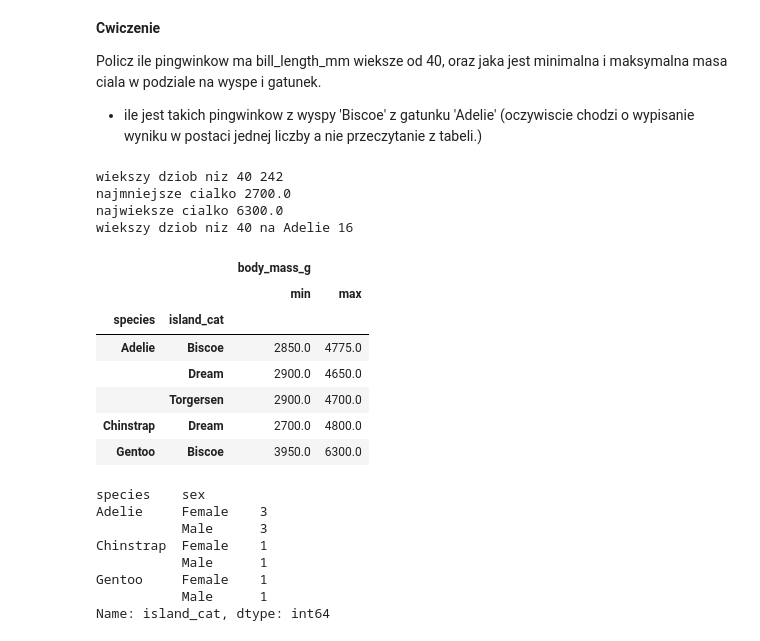
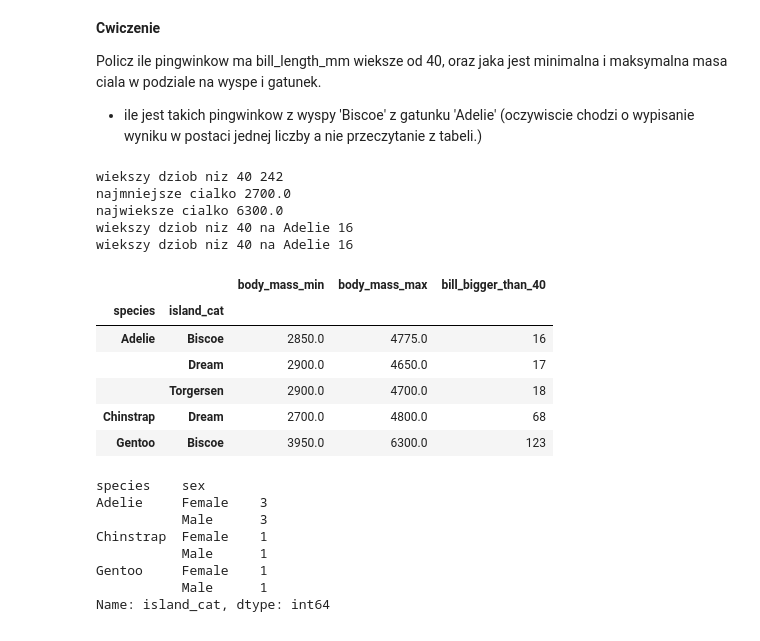
Before and after one commit to mkjmdski/aiwd-python2, a Jupyter notebook: groupby.ipynb, the cells around one changed output. Drawn from its saved outputs; the diff is of its cells as text; code cells hidden in the pictures.

```diff
--- a/groupby.ipynb
+++ b/groupby.ipynb
@@ -322,43 +322,41 @@ Policz ile pingwinkow ma bill_length_mm wieksze od 40, oraz jaka jest minimalna
 # %%
 import seaborn as sns
 import pandas as pd
 import numpy as np
 
 df_pingwinki = sns.load_dataset('penguins')
 df_pingwinki['island_cat'] = pd.Categorical(df_pingwinki['island'])
 
 print('wiekszy dziob niz 40', df_pingwinki.query('bill_length_mm > 40').shape[0])
 print('najmniejsze cialko', df_pingwinki['body_mass_g'].min())
 print('najwieksze cialko', df_pingwinki['body_mass_g'].max())
 print('wiekszy dziob niz 40 na Adelie',
       df_pingwinki
         .query('bill_length_mm > 40')
         .query('species == "Adelie"')
         .query('island_cat == "Biscoe"')
         .shape[0])
 
-df_pingwinki.groupby(
-    [
-        'species',
-        'island_cat'
-    ],
-    observed=True
-).agg({
-    'body_mass_g': ['min', 'max']
-})
+tmp_df = df_pingwinki.groupby(['species', 'island_cat'], observed=True).agg(
+    body_mass_min=('body_mass_g', 'min'),
+    body_mass_max=('body_mass_g', 'max'),
+    bill_bigger_than_40=('bill_length_mm', lambda x: (x > 40).sum())
+)
+print('wiekszy dziob niz 40 na Adelie',  tmp_df.loc[('Adelie', 'Biscoe'), 'bill_bigger_than_40'])
+tmp_df
 # %% [output]
 wiekszy dziob niz 40 242
 najmniejsze cialko 2700.0
 najwieksze cialko 6300.0
 wiekszy dziob niz 40 na Adelie 16
+wiekszy dziob niz 40 na Adelie 16
-|  |  | body_mass_g |  |
-|  |  | min | max |
-| species | island_cat |  |  |
-| Adelie | Biscoe | 2850.0 | 4775.0 |
-|  | Dream | 2900.0 | 4650.0 |
-|  | Torgersen | 2900.0 | 4700.0 |
-| Chinstrap | Dream | 2700.0 | 4800.0 |
-| Gentoo | Biscoe | 3950.0 | 6300.0 |
+|  |  | body_mass_min | body_mass_max | bill_bigger_than_40 |
+| species | island_cat |  |  |  |
+| Adelie | Biscoe | 2850.0 | 4775.0 | 16 |
+|  | Dream | 2900.0 | 4650.0 | 17 |
+|  | Torgersen | 2900.0 | 4700.0 | 18 |
+| Chinstrap | Dream | 2700.0 | 4800.0 | 68 |
+| Gentoo | Biscoe | 3950.0 | 6300.0 | 123 |
 # %%
 df_pingwinki.groupby(['species','sex'])['island_cat'].nunique()
 # %% [output]
```
